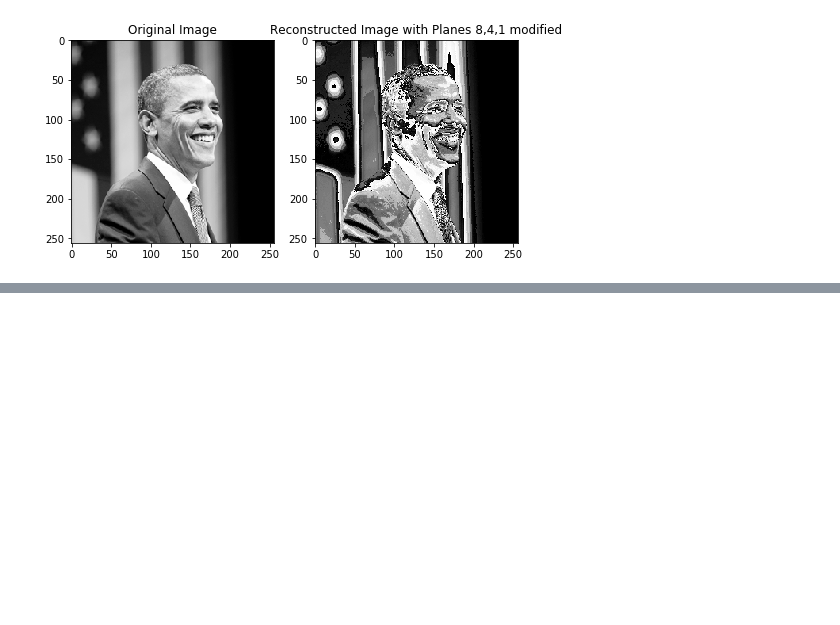
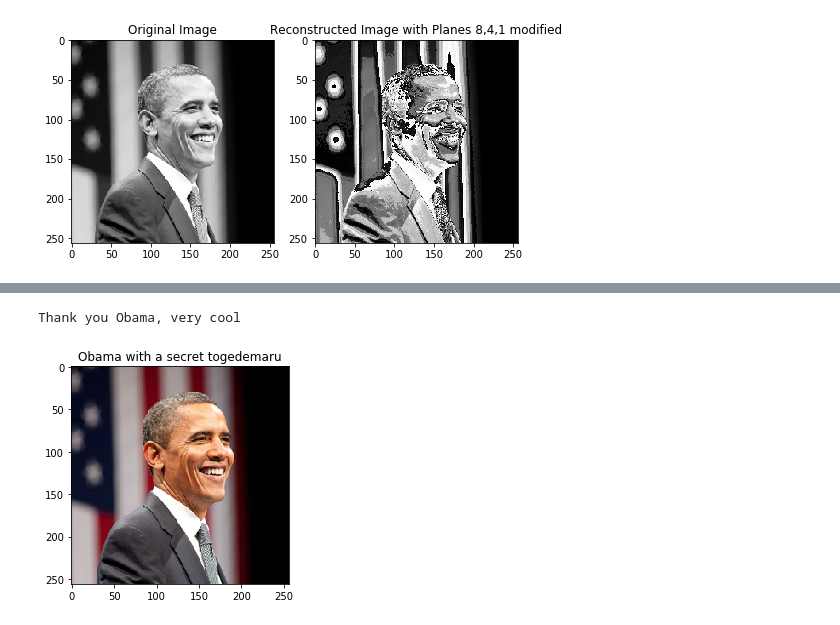
Before and after one commit to kensekense/unige-spring-2020, a Jupyter notebook: selected_topics/stego/tp1/tp1_kense.ipynb, the cells around one changed output, grey strips where cells are left out. Drawn from its saved outputs; the diff is of its cells as text; code cells hidden in the pictures; blank space fills up the shorter version.

```diff
--- a/selected_topics/stego/tp1/tp1_kense.ipynb
+++ b/selected_topics/stego/tp1/tp1_kense.ipynb
@@ -160,0 +254,45 @@ ValueError: shape mismatch: value array of shape (8,) could not be broadcast to
+# %%
+#put the colors in the right places
+red_p = img[:,:,0]
+green_p = img[:,:,1]
+blue_p = img[:,:,2]
+
+#green channel sizing
+rows, col = green_p.shape[0], green_p.shape[1]
+# %%
+#we want to embed into the LSB of the green plane
+planes = np.zeros((rows,col,8))
+for i in range(0, rows):
+    for j in range(0, col):
+        binaryPixel = np.binary_repr(green_p[i,j],8) #changes to binary rep
+
+        k=0
+        for b in range(len(binaryPixel)-1,-1,-1):
+            planes[i,j,8-k-1] = int(binaryPixel[b],2) #changes to int, but same as double
+            k = k+1
+
+planes[:,:,7] = bw_secret #for python the endian should make the 8th plane the LSB
+# %%
+#reconstruct
+task3_recon = np.zeros((rows,col))
+
+for i in range(0, rows):
+    for j in range(0, col):
+
+        #select all bits of current pixel
+        binaryPixel = planes[i,j,:]
+
+        #order from LSB to MSB, but in python the endian is different so we don't flip
+        #binaryPixel = np.flip(binaryPixel)
+        binaryPixel = binaryPixel.astype(int)
+
+        #convert the array to decimal
+        task3_recon[i,j] = np.packbits(binaryPixel)
+# %%
+task3_stego = np.stack((red_p, task3_recon.astype(int), blue_p), axis=-1)
+plt.imshow(task3_stego) #obama with secret togedemaru
+plt.title("Obama with a secret togedemaru")
+print("Thank you Obama, very cool")
+# %% [output]
+Thank you Obama, very cool
+[figure, added]
```
Also changed, not shown: parts of 49 cells of this notebook, 3 other files.
